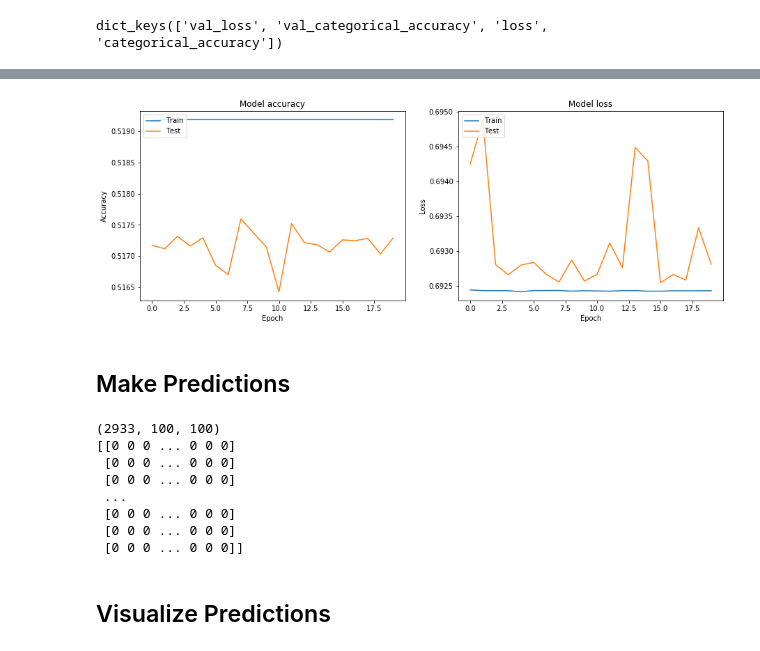
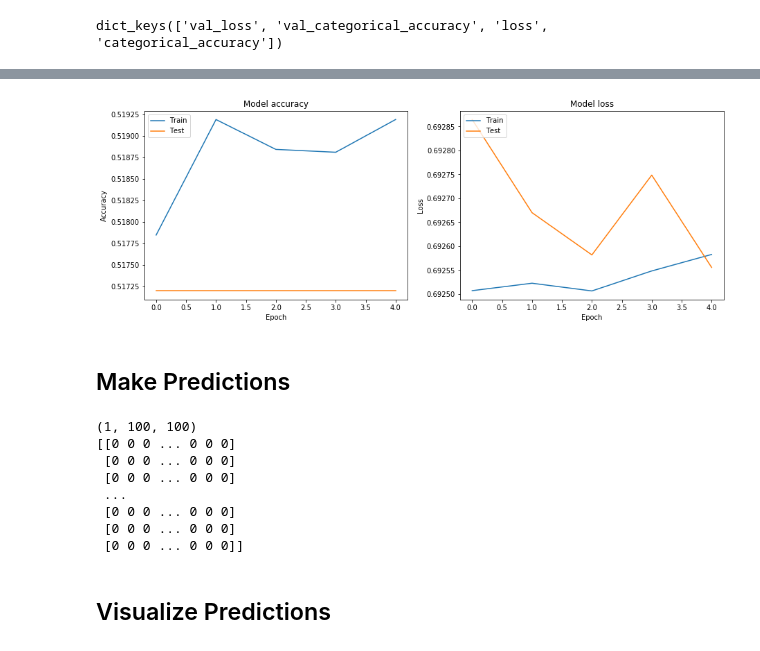
Before and after one commit to ajjdan/Karst-Segmentation-from-DEM, a Jupyter notebook: Training.ipynb, the cells around one changed output, grey strips where cells are left out. Cells and saved outputs as stored; diff of their text form; code cells hidden in the pictures.

Commit message:
larger model train 5 epochs

```diff
--- a/Training.ipynb
+++ b/Training.ipynb
@@ -131,20 +135,20 @@ adam = keras.optimizers.adam(lr=1e-5)
 adadelta = keras.optimizers.Adadelta(lr=1e-5)
 # %%
 model.compile(optimizer=adam,
-              loss="binary_crossentropy",
-              metrics=["binary_accuracy"])
+              loss="categorical_crossentropy",
+              metrics=["categorical_accuracy"])
              #sample_weight_mode = "temporal")
 # %% [markdown]
 ### Fit the model
 # %%
 checkpointer = keras.callbacks.ModelCheckpoint(filepath="D:/Masterarbeit/Data/Randbereiche/best_weights.hdf5",
-                               monitor = 'val_acc',
+                               monitor = 'val_categorical_accuracy',
                                verbose=1,
                                save_best_only=True)
 # %%
-history = model.fit_generator(datagen.flow(train_examples,train_labels_category , batch_size = batch_size, shuffle=True),
-                    steps_per_epoch = steps_per_epoch,
-                    epochs=num_epochs,
-                    callbacks=[checkpointer],
-                    validation_data = datagen.flow(test_examples,test_labels_category, shuffle = True ),
-                    validation_steps = val_steps)
+#history = model.fit_generator(datagen.flow(train_examples,train_labels_category , batch_size = batch_size, shuffle=True),
+#                    steps_per_epoch = steps_per_epoch,
+#                    epochs=num_epochs,
+#                    callbacks=[checkpointer],
+#                    validation_data = datagen.flow(test_examples,test_labels_category, shuffle = True ),
+#                    validation_steps = val_steps)
@@ -172,7 +155,12 @@ Epoch 20/20
 # %%
-history = model.fit(train_examples,train_labels_category , batch_size = batch_size,
+start = timeit.default_timer()
+
+history = model.fit(dgm_train,train_labels_category , batch_size = batch_size,
                     epochs=num_epochs,
                     callbacks=[checkpointer],
-                    validation_data = (test_examples,test_labels_category ))
+                    validation_data = (dgm_test,test_labels_category ))
+
+stop = timeit.default_timer()
+print(stop-start)
 # %% [output]
 Train on 11731 samples, validate on 2933 samples
@@ -188,28 +212,28 @@ model.save("D:/Masterarbeit/Data/Randbereiche/CNN_06.hdf5")
 # %%
 from matplotlib.backends.backend_pdf import PdfPages
 
-with PdfPages("C:/Users/Veigel/Pictures/Memos/training_loss_acc.pdf") as pdf:
+with PdfPages("C:/Users/Veigel/Pictures/Memos/training_loss_acc_2.pdf") as pdf:
 # Plot training & validation accuracy values
     fig, (ax1, ax2) = plt.subplots(1,2, figsize=(15,5))
     ax1.plot(history.history['categorical_accuracy'])
     ax1.plot(history.history['val_categorical_accuracy'])
     ax1.set_title('Model accuracy')
     ax1.set_ylabel('Accuracy')
     ax1.set_xlabel('Epoch')
     ax1.legend(['Train', 'Test'], loc='upper left')
     fig.show()
 
         # Plot training & validation loss values
     ax2.plot(history.history['loss'])
     ax2.plot(history.history['val_loss'])
     ax2.set_title('Model loss')
     ax2.set_ylabel('Loss')
     ax2.set_xlabel('Epoch')
     ax2.legend(['Train', 'Test'], loc='upper left')
     fig.show()
     pdf.savefig(fig)
 # %% [output]
-[figure, old version]
+[figure, new version]
 # %%
 plt.close(fig="all")
 # %% [markdown]
@@ -223,9 +247,9 @@ preds = np.argmax(predictions, axis=-1)
 #print(preds_reshape.shape)
 print(preds.shape)
 #print(preds_reshape[19,:,:,0])
-print(preds[19,:,:])
+print(preds[0,:,:])
 # %% [output]
-(2933, 100, 100)
+(1, 100, 100)
 [[0 0 0 ... 0 0 0]
  [0 0 0 ... 0 0 0]
  [0 0 0 ... 0 0 0]
```
Also changed, not shown: parts of 15 cells of this notebook, 1 other file.
